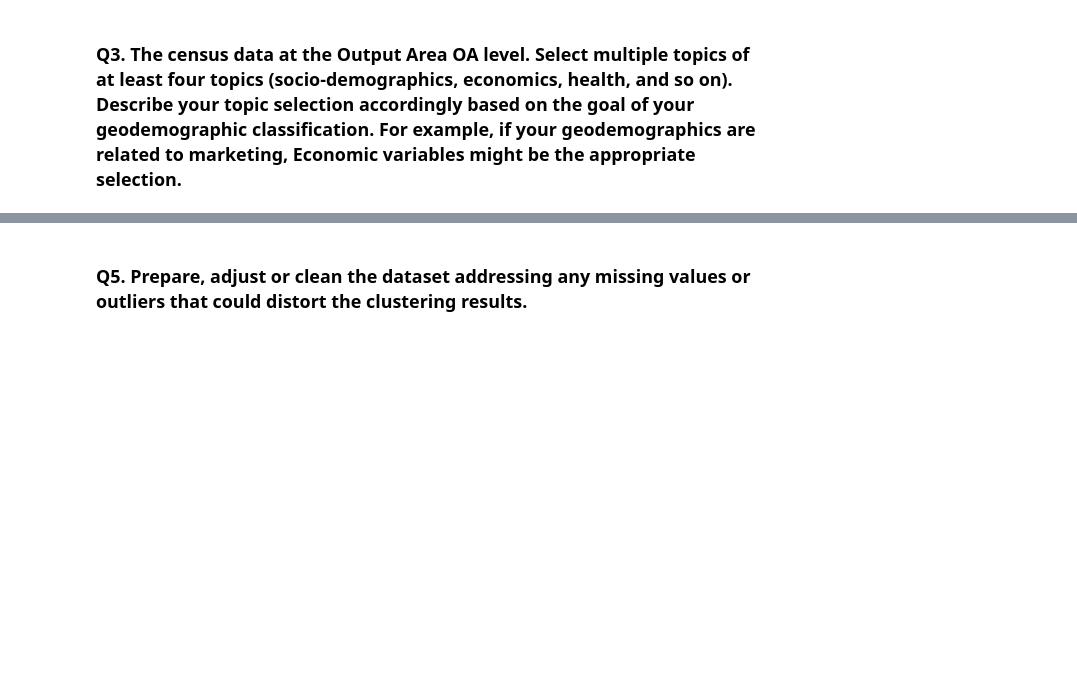
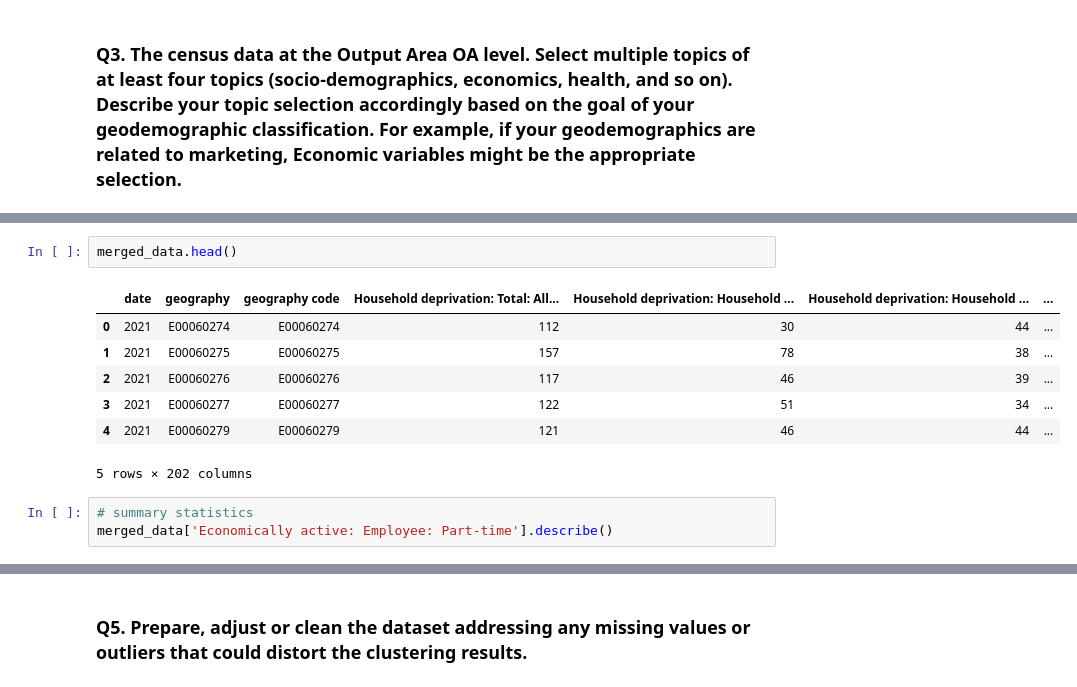
Before and after one commit to ejarrettt/UA_Lab_Assignment_2, a Jupyter notebook: Assignment2.ipynb, the cells around one changed output, grey strips where cells are left out. Cells and saved outputs as stored; diff of their text form; blank space fills up the shorter version.

```diff
--- a/Assignment2.ipynb
+++ b/Assignment2.ipynb
@@ -441,0 +738,13 @@ In this challenge, you will replicate the process of creating a geodemographic c
+# %%
+merged_data.head()
+# %% [output]
+|  | date | geography | geography code | Household deprivation: Total: All... | Household deprivation: Household ... | Household deprivation: Household ... | ... |
+| 0 | 2021 | E00060274 | E00060274 | 112 | 30 | 44 | ... |
+| 1 | 2021 | E00060275 | E00060275 | 157 | 78 | 38 | ... |
+| 2 | 2021 | E00060276 | E00060276 | 117 | 46 | 39 | ... |
+| 3 | 2021 | E00060277 | E00060277 | 122 | 51 | 34 | ... |
+| 4 | 2021 | E00060279 | E00060279 | 121 | 46 | 44 | ... |
+5 rows × 202 columns
+# %%
+# summary statistics
+merged_data['Economically active: Employee: Part-time'].describe()
```
Also changed, not shown: parts of 100 cells of this notebook.
